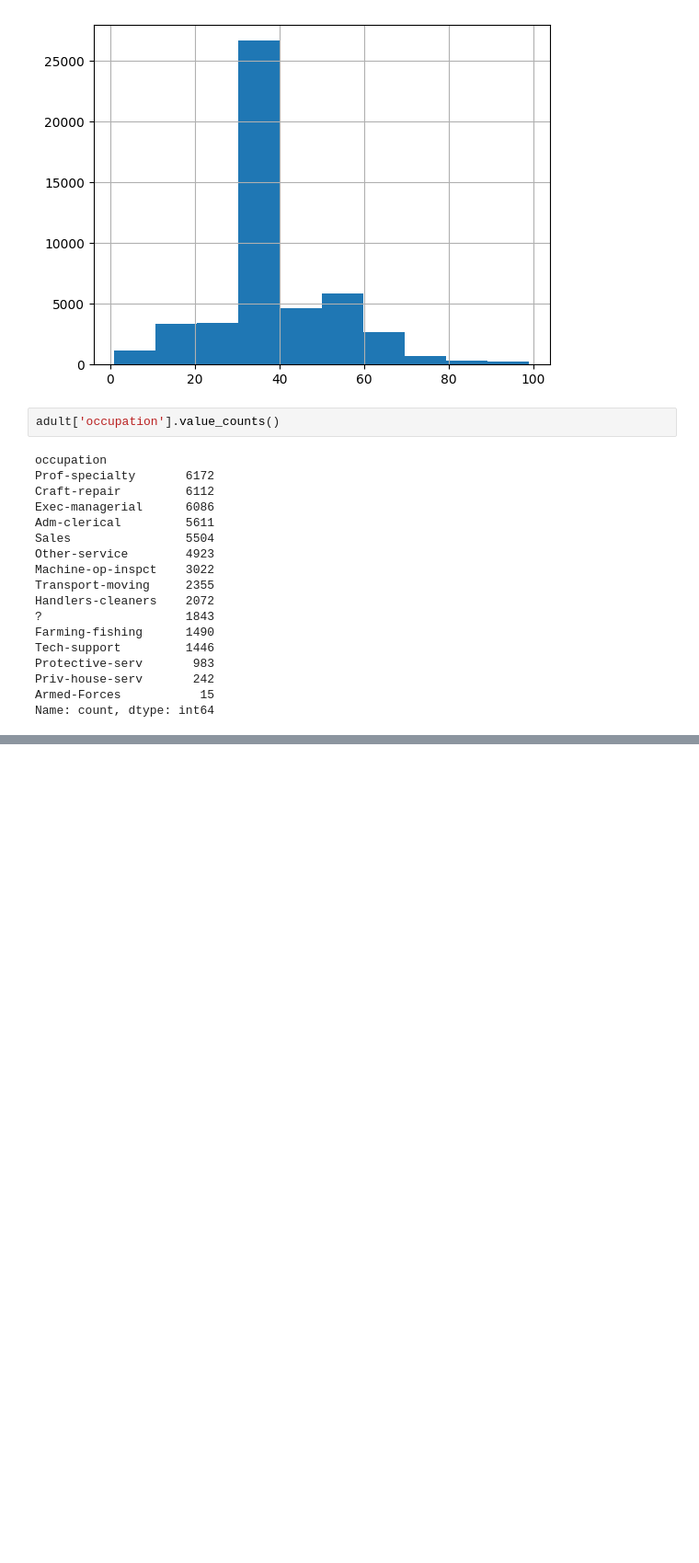
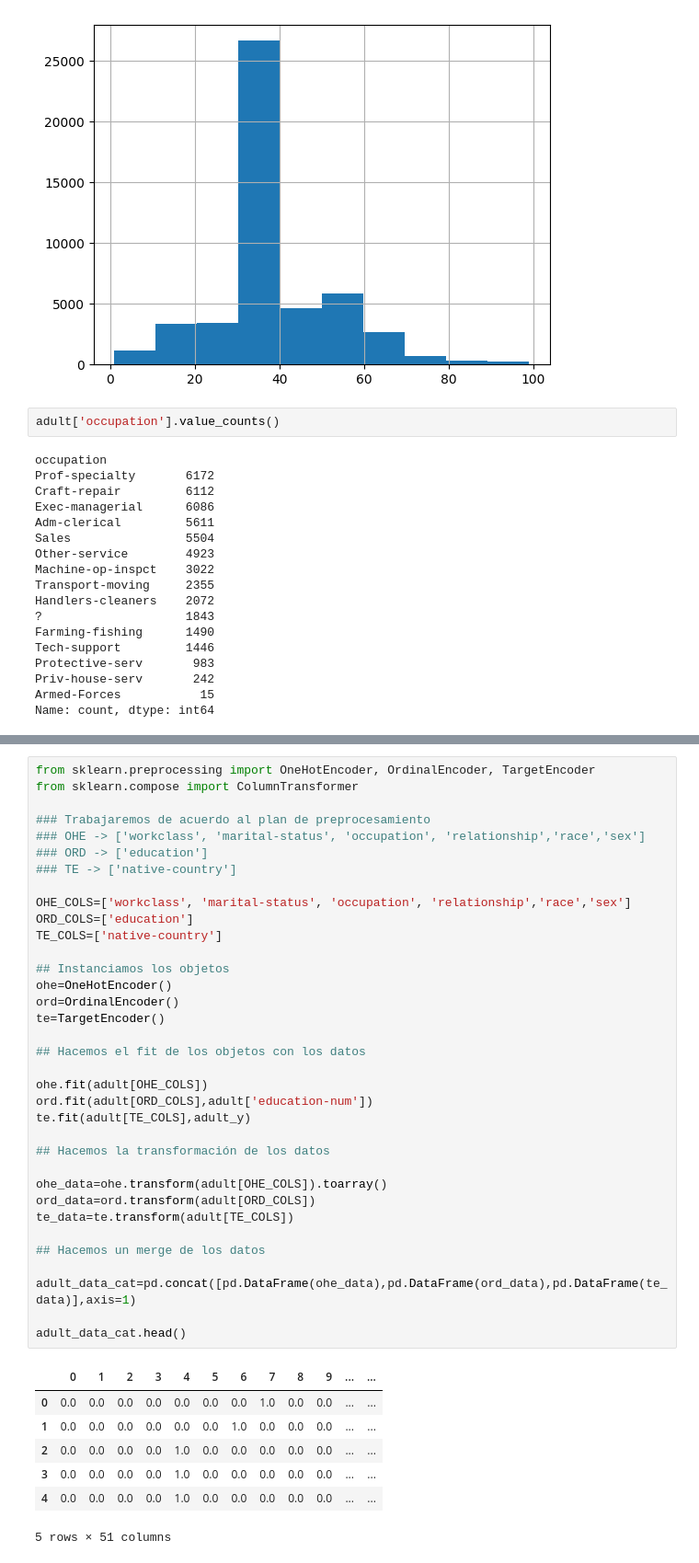
Before and after one commit to ccjaviers777/ean_material_ml, a Jupyter notebook: Cuadernos/Proyecto_Supervisado.ipynb, the cells around one changed output, grey strips where cells are left out. Shown: that part at 92% size. Cells and saved outputs as stored; diff of their text form; blank space fills up the shorter version.

Commit message:
[ENCODERS]

```diff
--- a/Cuadernos/Proyecto_Supervisado.ipynb
+++ b/Cuadernos/Proyecto_Supervisado.ipynb
@@ -175,0 +220,43 @@ Los encoders en sci
+# %%
+from sklearn.preprocessing import OneHotEncoder, OrdinalEncoder, TargetEncoder
+from sklearn.compose import ColumnTransformer
+
+### Trabajaremos de acuerdo al plan de preprocesamiento
+### OHE -> ['workclass', 'marital-status', 'occupation', 'relationship','race','sex']
+### ORD -> ['education']
+### TE -> ['native-country']
+
+OHE_COLS=['workclass', 'marital-status', 'occupation', 'relationship','race','sex']
+ORD_COLS=['education']
+TE_COLS=['native-country']
+
+## Instanciamos los objetos
+ohe=OneHotEncoder()
+ord=OrdinalEncoder()
+te=TargetEncoder()
+
+## Hacemos el fit de los objetos con los datos
+
+ohe.fit(adult[OHE_COLS])
+ord.fit(adult[ORD_COLS],adult['education-num'])
+te.fit(adult[TE_COLS],adult_y)
+
+## Hacemos la transformación de los datos
+
+ohe_data=ohe.transform(adult[OHE_COLS]).toarray()
+ord_data=ord.transform(adult[ORD_COLS])
+te_data=te.transform(adult[TE_COLS])
+
+## Hacemos un merge de los datos
+
+adult_data_cat=pd.concat([pd.DataFrame(ohe_data),pd.DataFrame(ord_data),pd.DataFrame(te_data)],axis=1)
+
+adult_data_cat.head()
+# %% [output]
+|  | 0 | 1 | 2 | 3 | 4 | 5 | 6 | 7 | 8 | 9 | ... | ... |
+| 0 | 0.0 | 0.0 | 0.0 | 0.0 | 0.0 | 0.0 | 0.0 | 1.0 | 0.0 | 0.0 | ... | ... |
+| 1 | 0.0 | 0.0 | 0.0 | 0.0 | 0.0 | 0.0 | 1.0 | 0.0 | 0.0 | 0.0 | ... | ... |
+| 2 | 0.0 | 0.0 | 0.0 | 0.0 | 1.0 | 0.0 | 0.0 | 0.0 | 0.0 | 0.0 | ... | ... |
+| 3 | 0.0 | 0.0 | 0.0 | 0.0 | 1.0 | 0.0 | 0.0 | 0.0 | 0.0 | 0.0 | ... | ... |
+| 4 | 0.0 | 0.0 | 0.0 | 0.0 | 1.0 | 0.0 | 0.0 | 0.0 | 0.0 | 0.0 | ... | ... |
+5 rows × 51 columns
```
Also changed, not shown: parts of 4 cells of this notebook.
